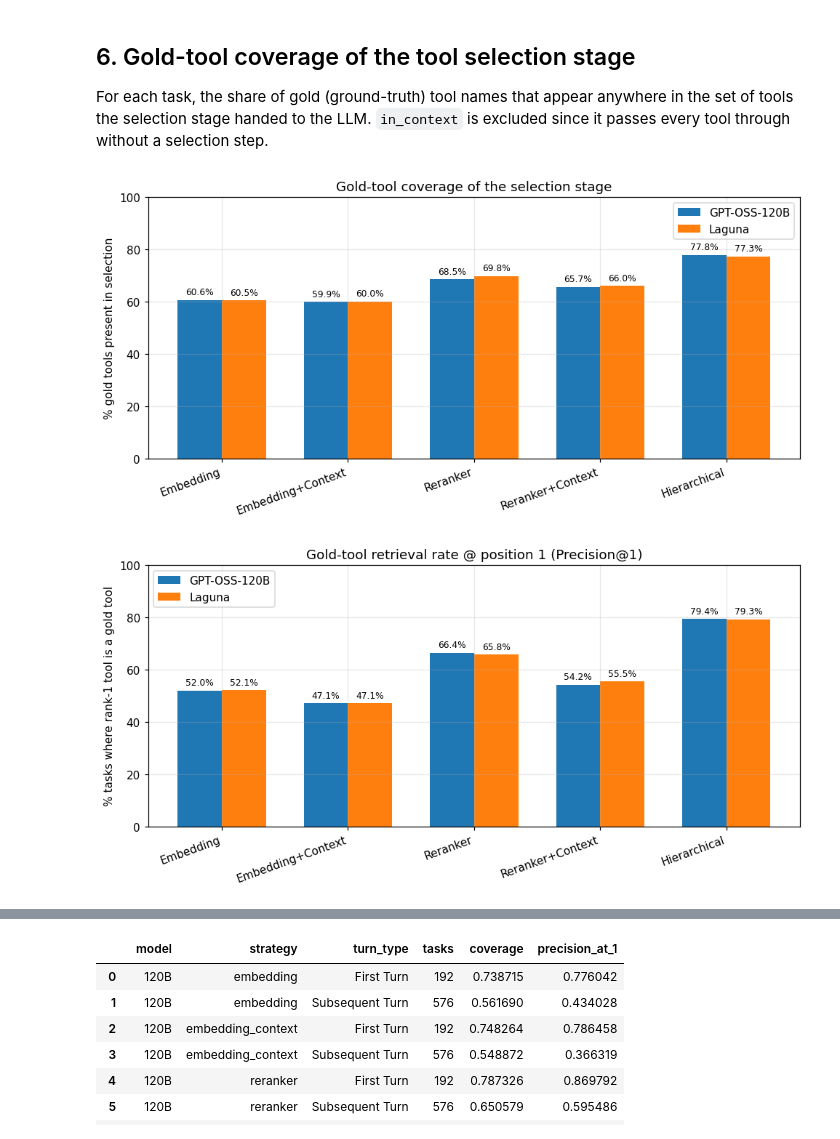
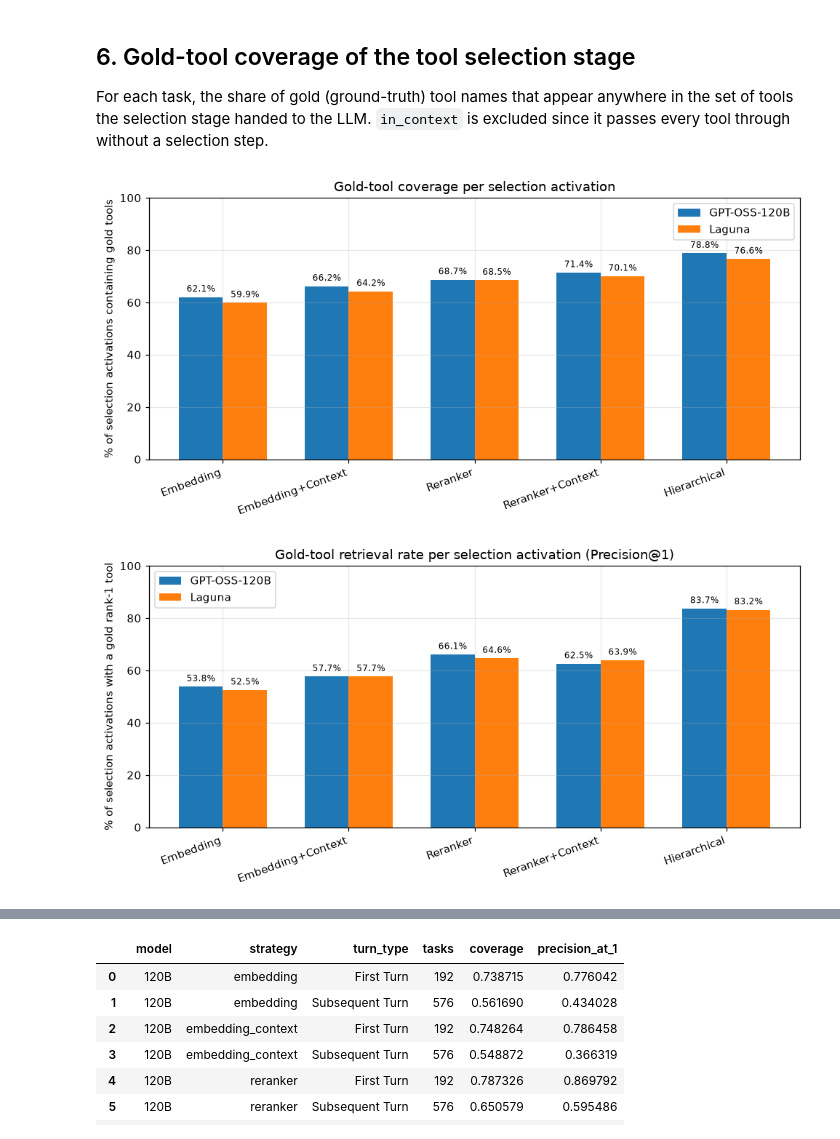
Before and after one commit to Anni0401/ToolSelectionBenchmark, a Jupyter notebook: wild-tool-bench/analyze_results.ipynb, the cells around one changed output, grey strips where cells are left out. Drawn from its saved outputs; the diff is of its cells as text; code cells hidden in the pictures.

```diff
--- a/wild-tool-bench/analyze_results.ipynb
+++ b/wild-tool-bench/analyze_results.ipynb
@@ -581,6 +606,7 @@ without a selection step.
 # %%
 selection_strategies = [s for s in STRATEGIES if s != "in_context"]
 coverage_rows = []
+activation_rows = []
 for m in MODELS:
     for s in selection_strategies:
         selection = all_data[m][s]["selection"]
@@ -599,49 +625,83 @@ for m in MODELS:
                 "coverage": len(gold_tools & selected) / len(gold_tools),
                 "top1_hit": bool(top1 is not None and top1 in gold_tools),
             })
+
+        for row in _load_final_selection_rows(m, s):
+            key = (row["test_entry_id"], row["task_idx"])
+            gold = gold_index.get(key)
+            if gold is None:
+                continue
+            gold_tools = set(gold["gold_tools_unique"])
+            if not gold_tools:
+                continue
+            ranked = row.get("selected_tool_names", []) or []
+            selected = set(ranked)
+            top1 = ranked[0] if ranked else None
+            activation_rows.append({
+                "model": m,
+                "strategy": s,
+                "task_id": key[0],
+                "task_idx": key[1],
+                "request_id": row.get("request_id"),
+                "coverage": len(gold_tools & selected) / len(gold_tools),
+                "top1_hit": bool(top1 is not None and top1 in gold_tools),
+            })
+
+# Task-level data remains available for downstream task-conditional analyses.
 coverage_df = pd.DataFrame(coverage_rows)
 coverage_summary = coverage_df.groupby(["model", "strategy"])["coverage"].mean()
 top1_summary = coverage_df.groupby(["model", "strategy"])["top1_hit"].mean()
 
+# The headline retrieval metrics weight each final selection request equally.
+coverage_activation_df = pd.DataFrame(activation_rows)
+coverage_activation_summary = coverage_activation_df.groupby(["model", "strategy"]).agg(
+    selection_activations=("request_id", "nunique"),
+    mean_gold_tool_coverage=("coverage", "mean"),
+    precision_at_1=("top1_hit", "mean"),
+)
+activation_coverage_summary = coverage_activation_summary["mean_gold_tool_coverage"]
+activation_top1_summary = coverage_activation_summary["precision_at_1"]
+
 categories = [STRATEGY_LABELS[s] for s in selection_strategies]
-series = {m: [coverage_summary.loc[(m, s)] * 100 for s in selection_strategies] for m in MODELS}
+series = {m: [activation_coverage_summary.loc[(m, s)] * 100 for s in selection_strategies] for m in MODELS}
 width = 0.35
 x = range(len(categories))
 
 fig, ax = plt.subplots(figsize=(9, 4.5))
 for i, m in enumerate(MODELS):
     offsets = [xi + i * width - width / 2 for xi in x]
     bars = ax.bar(offsets, series[m], width=width, label=MODEL_LABELS[m])
     ax.bar_label(bars, labels=[f"{v:.1f}%" for v in series[m]], padding=3, fontsize=8)
 ax.set_xticks(list(x))
 ax.set_xticklabels(categories, rotation=20, ha="right")
-ax.set_ylabel("% gold tools present in selection")
-ax.set_title("Gold-tool coverage of the selection stage")
+ax.set_ylabel("% of selection activations containing gold tools")
+ax.set_title("Gold-tool coverage per selection activation")
 ax.set_ylim(0, 100)
 ax.legend()
 plt.tight_layout()
 plt.show()
 
-# Precision@1: was the single highest-ranked tool handed to the LLM a gold tool?
-series_top1 = {m: [top1_summary.loc[(m, s)] * 100 for s in selection_strategies] for m in MODELS}
+# Precision@1: for each activation, was its rank-1 selected tool a gold tool?
+series_top1 = {m: [activation_top1_summary.loc[(m, s)] * 100 for s in selection_strategies] for m in MODELS}
 
 fig, ax = plt.subplots(figsize=(9, 4.5))
 for i, m in enumerate(MODELS):
     offsets = [xi + i * width - width / 2 for xi in x]
     bars = ax.bar(offsets, series_top1[m], width=width, label=MODEL_LABELS[m])
     ax.bar_label(bars, labels=[f"{v:.1f}%" for v in series_top1[m]], padding=3, fontsize=8)
 ax.set_xticks(list(x))
 ax.set_xticklabels(categories, rotation=20, ha="right")
-ax.set_ylabel("% tasks where rank-1 tool is a gold tool")
-ax.set_title("Gold-tool retrieval rate @ position 1 (Precision@1)")
+ax.set_ylabel("% of selection activations with a gold rank-1 tool")
+ax.set_title("Gold-tool retrieval rate per selection activation (Precision@1)")
 ax.set_ylim(0, 100)
 ax.legend()
 plt.tight_layout()
 plt.show()
 
-coverage_summary.rename("mean_gold_tool_coverage").to_frame().join(
-    top1_summary.rename("precision_at_1")
+coverage_activation_summary.assign(
+    mean_gold_tool_coverage_pct=coverage_activation_summary["mean_gold_tool_coverage"] * 100,
+    precision_at_1_pct=coverage_activation_summary["precision_at_1"] * 100,
 )
 # %% [output]
-[figure, old version]
+[figure, new version]
-[figure, old version]
+[figure, new version]
```
Also changed, not shown: parts of 8 cells of this notebook, 7 other files.
